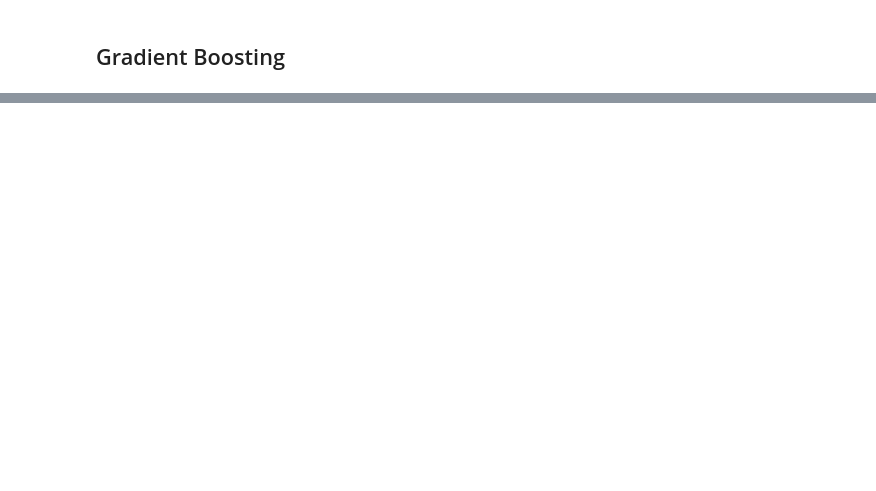
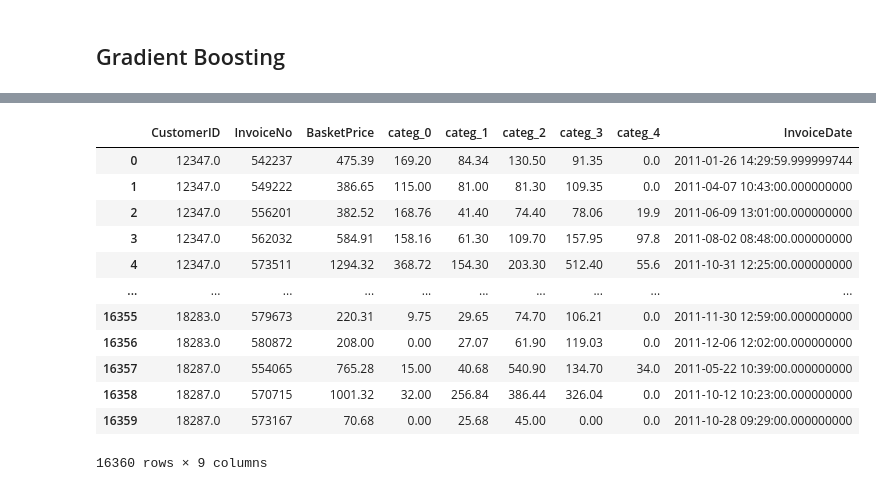
Before and after one commit to vukhanh09/customer_segmentation, a Jupyter notebook: src/Insight/cluster_customer.ipynb, the cells around one changed output, grey strips where cells are left out. Saved outputs shown, nothing was run; the diff lists cells and outputs as text; code cells hidden in the pictures; blank space fills up the shorter version.

```diff
--- a/src/Insight/cluster_customer.ipynb
+++ b/src/Insight/cluster_customer.ipynb
@@ -485,0 +486,20 @@ Precision: 87.56 %
+# %%
+set_test = pd.read_csv('../dataset/set_test.csv')
+# %%
+basket_price = set_test.copy(deep = True)
+# %%
+basket_price
+# %% [output]
+|  | CustomerID | InvoiceNo | BasketPrice | categ_0 | categ_1 | categ_2 | categ_3 | categ_4 | InvoiceDate |
+| 0 | 12347.0 | 542237 | 475.39 | 169.20 | 84.34 | 130.50 | 91.35 | 0.0 | 2011-01-26 14:29:59.999999744 |
+| 1 | 12347.0 | 549222 | 386.65 | 115.00 | 81.00 | 81.30 | 109.35 | 0.0 | 2011-04-07 10:43:00.000000000 |
+| 2 | 12347.0 | 556201 | 382.52 | 168.76 | 41.40 | 74.40 | 78.06 | 19.9 | 2011-06-09 13:01:00.000000000 |
+| 3 | 12347.0 | 562032 | 584.91 | 158.16 | 61.30 | 109.70 | 157.95 | 97.8 | 2011-08-02 08:48:00.000000000 |
+| 4 | 12347.0 | 573511 | 1294.32 | 368.72 | 154.30 | 203.30 | 512.40 | 55.6 | 2011-10-31 12:25:00.000000000 |
+| ... | ... | ... | ... | ... | ... | ... | ... | ... | ... |
+| 16355 | 18283.0 | 579673 | 220.31 | 9.75 | 29.65 | 74.70 | 106.21 | 0.0 | 2011-11-30 12:59:00.000000000 |
+| 16356 | 18283.0 | 580872 | 208.00 | 0.00 | 27.07 | 61.90 | 119.03 | 0.0 | 2011-12-06 12:02:00.000000000 |
+| 16357 | 18287.0 | 554065 | 765.28 | 15.00 | 40.68 | 540.90 | 134.70 | 34.0 | 2011-05-22 10:39:00.000000000 |
+| 16358 | 18287.0 | 570715 | 1001.32 | 32.00 | 256.84 | 386.44 | 326.04 | 0.0 | 2011-10-12 10:23:00.000000000 |
+| 16359 | 18287.0 | 573167 | 70.68 | 0.00 | 25.68 | 45.00 | 0.00 | 0.0 | 2011-10-28 09:29:00.000000000 |
+16360 rows × 9 columns
```
Also changed, not shown: parts of 25 cells of this notebook, 6 other files.
